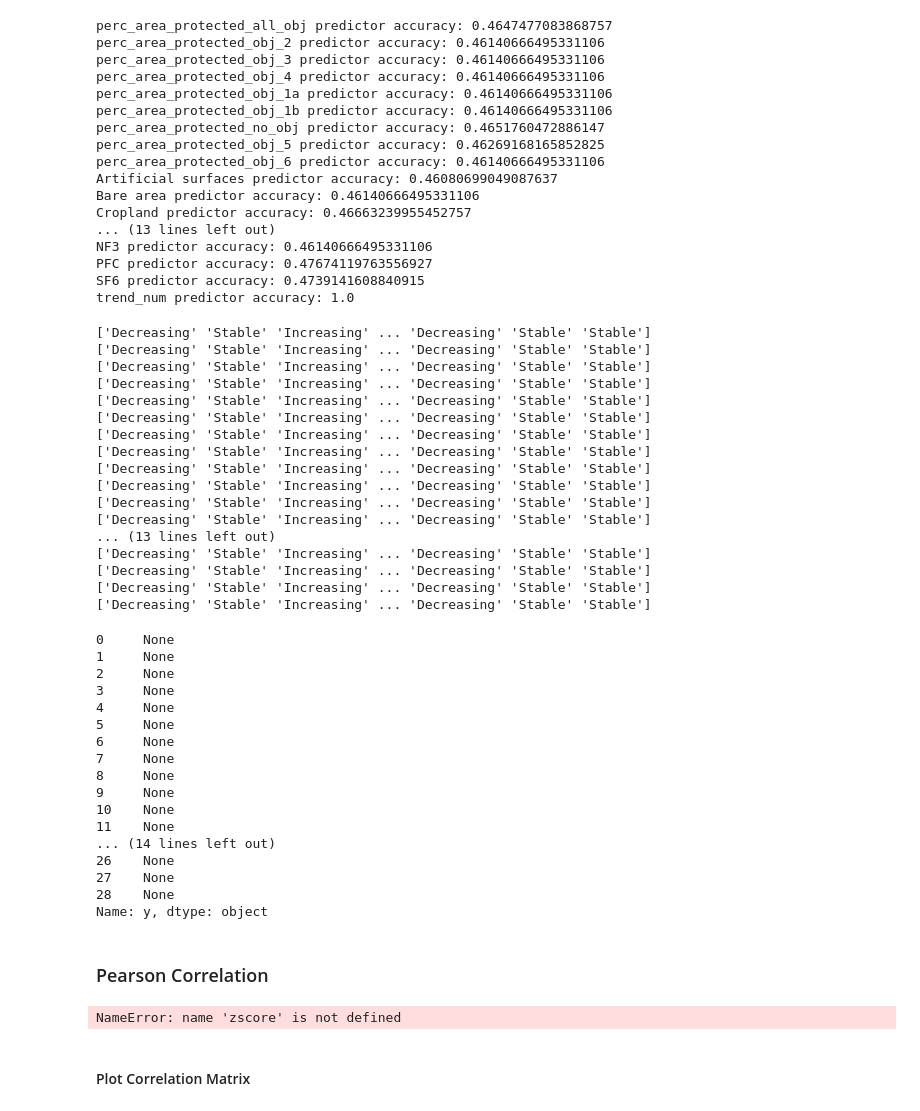
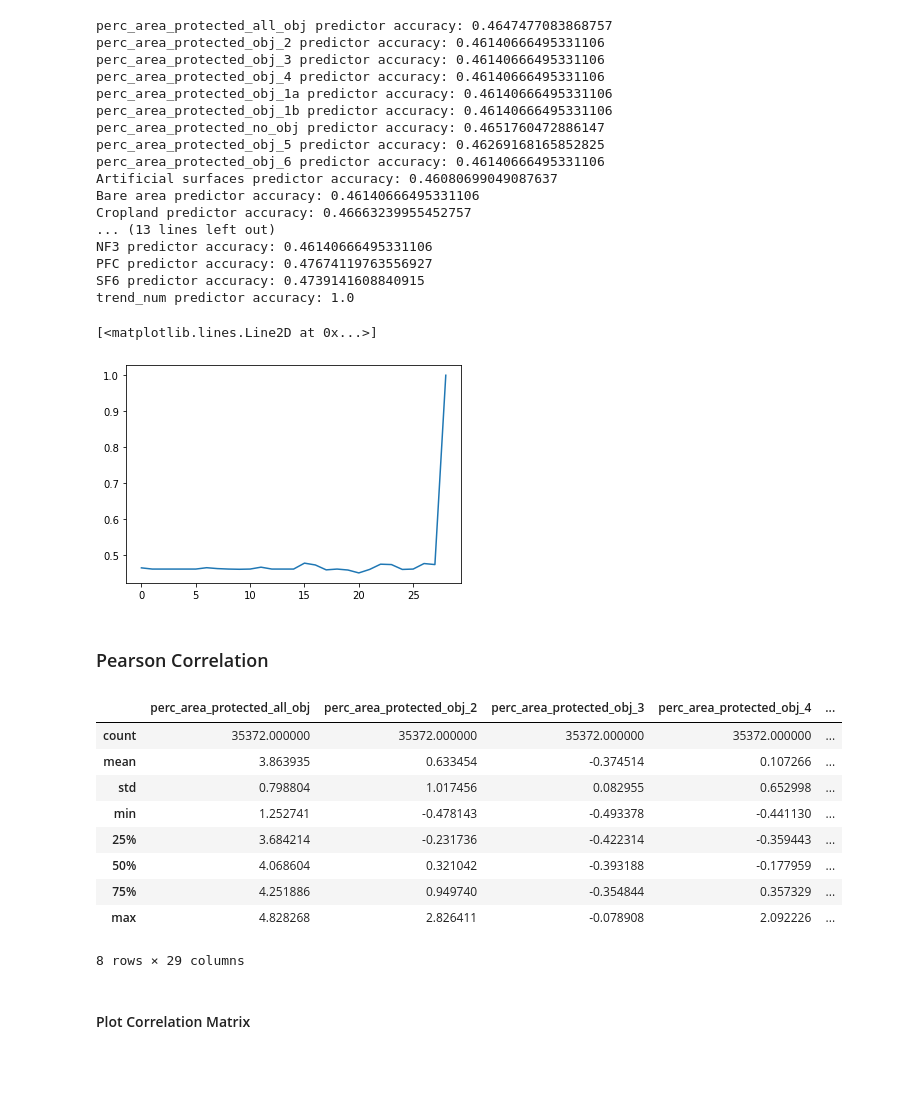
Before and after one commit to MarkusKiesel93/DOPPThreatenedSpecies, a Jupyter notebook: merged_data_analysis.ipynb, the cells around one changed output. Saved outputs shown, nothing was run; the diff lists cells and outputs as text; code cells hidden in the pictures; blank space fills up the shorter version.

```diff
--- a/merged_data_analysis.ipynb
+++ b/merged_data_analysis.ipynb
@@ -405,48 +417,25 @@ SF6 predictor accuracy: 0.4739141608840915
 trend_num predictor accuracy: 1.0
 # %%
 run_df = pd.DataFrame(runs)
+plt.plot(run_df['acc'])
+# %% [output]
+[<matplotlib.lines.Line2D at 0x...>]
+[figure, added]
-# %%
-run_df['y'].apply(lambda x: print(x))
-# %% [output]
-['Decreasing' 'Stable' 'Increasing' ... 'Decreasing' 'Stable' 'Stable']
-['Decreasing' 'Stable' 'Increasing' ... 'Decreasing' 'Stable' 'Stable']
-['Decreasing' 'Stable' 'Increasing' ... 'Decreasing' 'Stable' 'Stable']
-['Decreasing' 'Stable' 'Increasing' ... 'Decreasing' 'Stable' 'Stable']
-['Decreasing' 'Stable' 'Increasing' ... 'Decreasing' 'Stable' 'Stable']
-['Decreasing' 'Stable' 'Increasing' ... 'Decreasing' 'Stable' 'Stable']
-['Decreasing' 'Stable' 'Increasing' ... 'Decreasing' 'Stable' 'Stable']
-['Decreasing' 'Stable' 'Increasing' ... 'Decreasing' 'Stable' 'Stable']
-['Decreasing' 'Stable' 'Increasing' ... 'Decreasing' 'Stable' 'Stable']
-['Decreasing' 'Stable' 'Increasing' ... 'Decreasing' 'Stable' 'Stable']
-['Decreasing' 'Stable' 'Increasing' ... 'Decreasing' 'Stable' 'Stable']
-['Decreasing' 'Stable' 'Increasing' ... 'Decreasing' 'Stable' 'Stable']
-... (13 lines left out)
-['Decreasing' 'Stable' 'Increasing' ... 'Decreasing' 'Stable' 'Stable']
-['Decreasing' 'Stable' 'Increasing' ... 'Decreasing' 'Stable' 'Stable']
-['Decreasing' 'Stable' 'Increasing' ... 'Decreasing' 'Stable' 'Stable']
-['Decreasing' 'Stable' 'Increasing' ... 'Decreasing' 'Stable' 'Stable']
-0     None
-1     None
-2     None
-3     None
-4     None
-5     None
-6     None
-7     None
-8     None
-9     None
-10    None
-11    None
-... (14 lines left out)
-26    None
-27    None
-28    None
-Name: y, dtype: object
 # %% [markdown]
 ### Pearson Correlation
 # %%
 df_zscore = full_data.copy()
 df_zscore['trend'] = full_data['trend']
 df_zscore = z_score_normalize(df_zscore)
+df_zscore.describe()
 # %% [output]
+|  | perc_area_protected_all_obj | perc_area_protected_obj_2 | perc_area_protected_obj_3 | perc_area_protected_obj_4 | ... |
+| count | 35372.000000 | 35372.000000 | 35372.000000 | 35372.000000 | ... |
+| mean | 3.863935 | 0.633454 | -0.374514 | 0.107266 | ... |
+| std | 0.798804 | 1.017456 | 0.082955 | 0.652998 | ... |
+| min | 1.252741 | -0.478143 | -0.493378 | -0.441130 | ... |
+| 25% | 3.684214 | -0.231736 | -0.422314 | -0.359443 | ... |
+| 50% | 4.068604 | 0.321042 | -0.393188 | -0.177959 | ... |
+| 75% | 4.251886 | 0.949740 | -0.354844 | 0.357329 | ... |
+| max | 4.828268 | 2.826411 | -0.078908 | 2.092226 | ... |
-NameError: name 'zscore' is not defined
+8 rows × 29 columns
```
Also changed, not shown: parts of 49 cells of this notebook.
